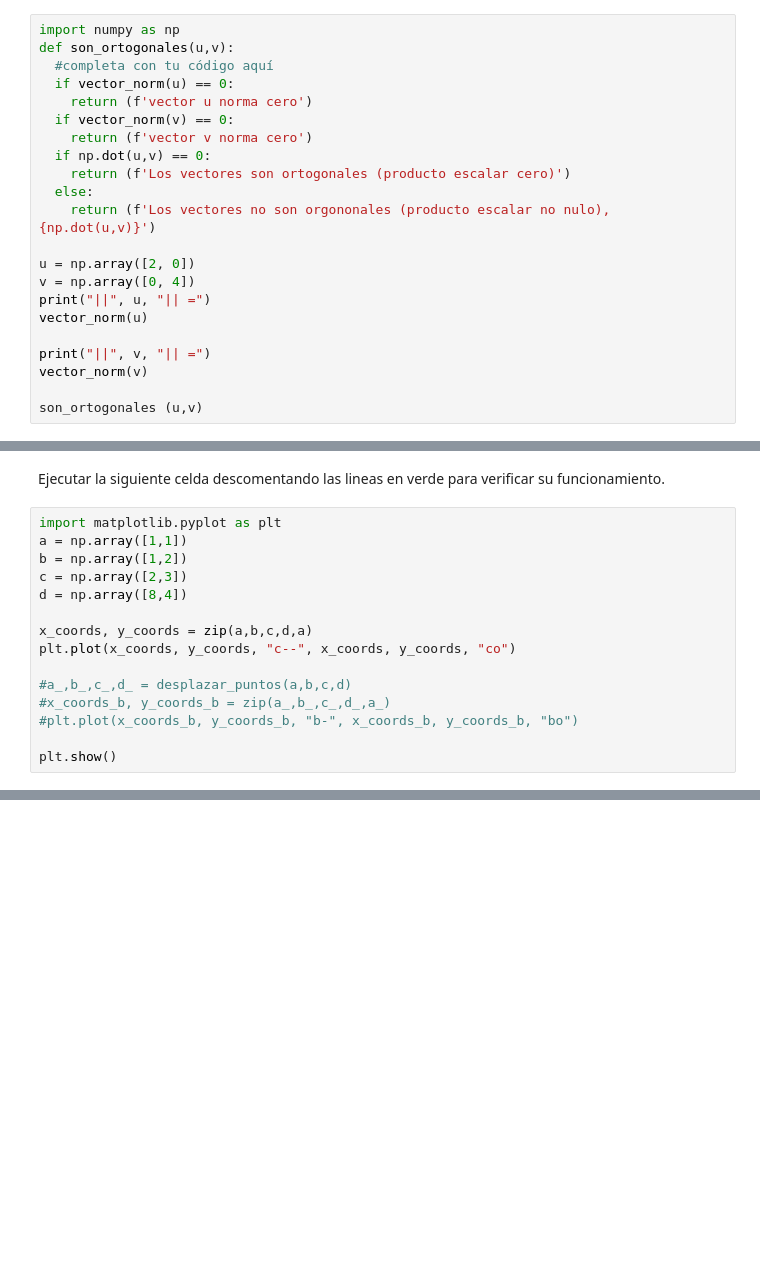
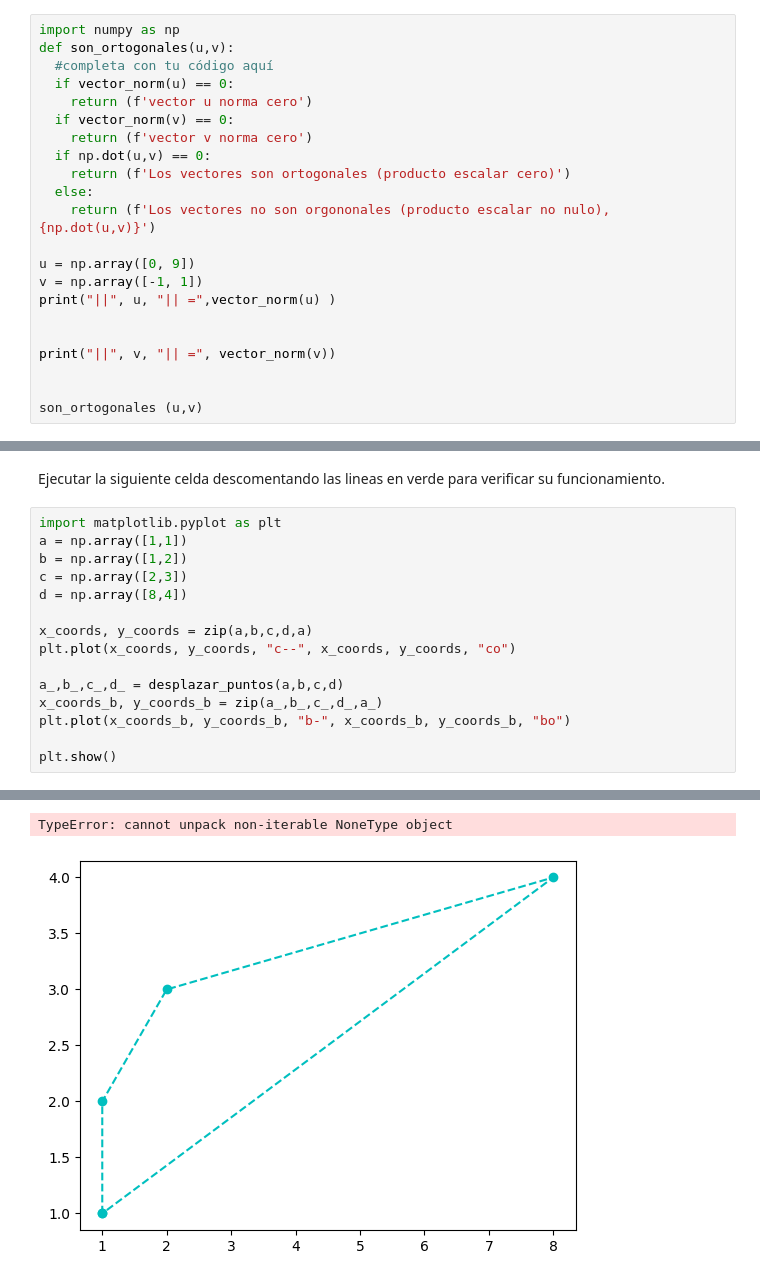
Before and after one commit to angelgvill/DS102024, a Jupyter notebook: 2-DataAnalysis/0-Matematicas/1_Vectores/ejercicios/Ejercicios_vectores_agv.ipynb, the cells around one changed output, grey strips where cells are left out. Drawn from its saved outputs; the diff is of its cells as text; blank space fills up the shorter version.

```diff
--- a/2-DataAnalysis/0-Matematicas/1_Vectores/ejercicios/Ejercicios_vectores_agv.ipynb
+++ b/2-DataAnalysis/0-Matematicas/1_Vectores/ejercicios/Ejercicios_vectores_agv.ipynb
@@ -25,12 +25,12 @@ def son_ortogonales(u,v):
   else:
     return (f'Los vectores no son orgononales (producto escalar no nulo), {np.dot(u,v)}')
 
-u = np.array([2, 0])
-v = np.array([0, 4])
-print("||", u, "|| =")
-vector_norm(u)
+u = np.array([0, 9])
+v = np.array([-1, 1])
+print("||", u, "|| =",vector_norm(u) )
 
-print("||", v, "|| =")
-vector_norm(v)
+
+print("||", v, "|| =", vector_norm(v))
+
 
 son_ortogonales (u,v)
@@ -74,8 +118,9 @@ d = np.array([8,4])
 x_coords, y_coords = zip(a,b,c,d,a)
 plt.plot(x_coords, y_coords, "c--", x_coords, y_coords, "co")
 
-#a_,b_,c_,d_ = desplazar_puntos(a,b,c,d)
-#x_coords_b, y_coords_b = zip(a_,b_,c_,d_,a_)
-#plt.plot(x_coords_b, y_coords_b, "b-", x_coords_b, y_coords_b, "bo")
+a_,b_,c_,d_ = desplazar_puntos(a,b,c,d)
+x_coords_b, y_coords_b = zip(a_,b_,c_,d_,a_)
+plt.plot(x_coords_b, y_coords_b, "b-", x_coords_b, y_coords_b, "bo")
 
 plt.show()
+# %% [output]
@@ -81,0 +130,2 @@ plt.show()
+TypeError: cannot unpack non-iterable NoneType object
+[figure, added]
```
Also changed, not shown: parts of 10 cells of this notebook.
